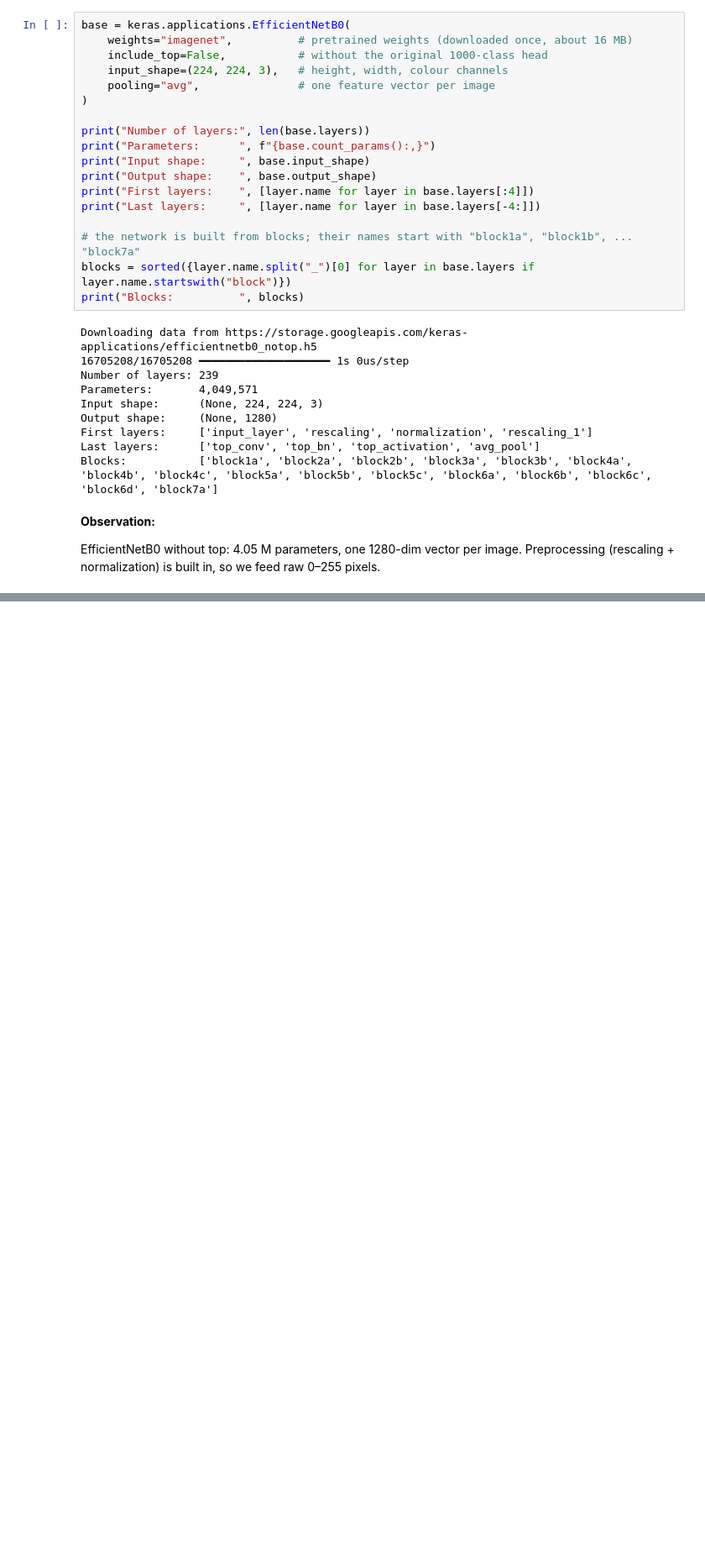
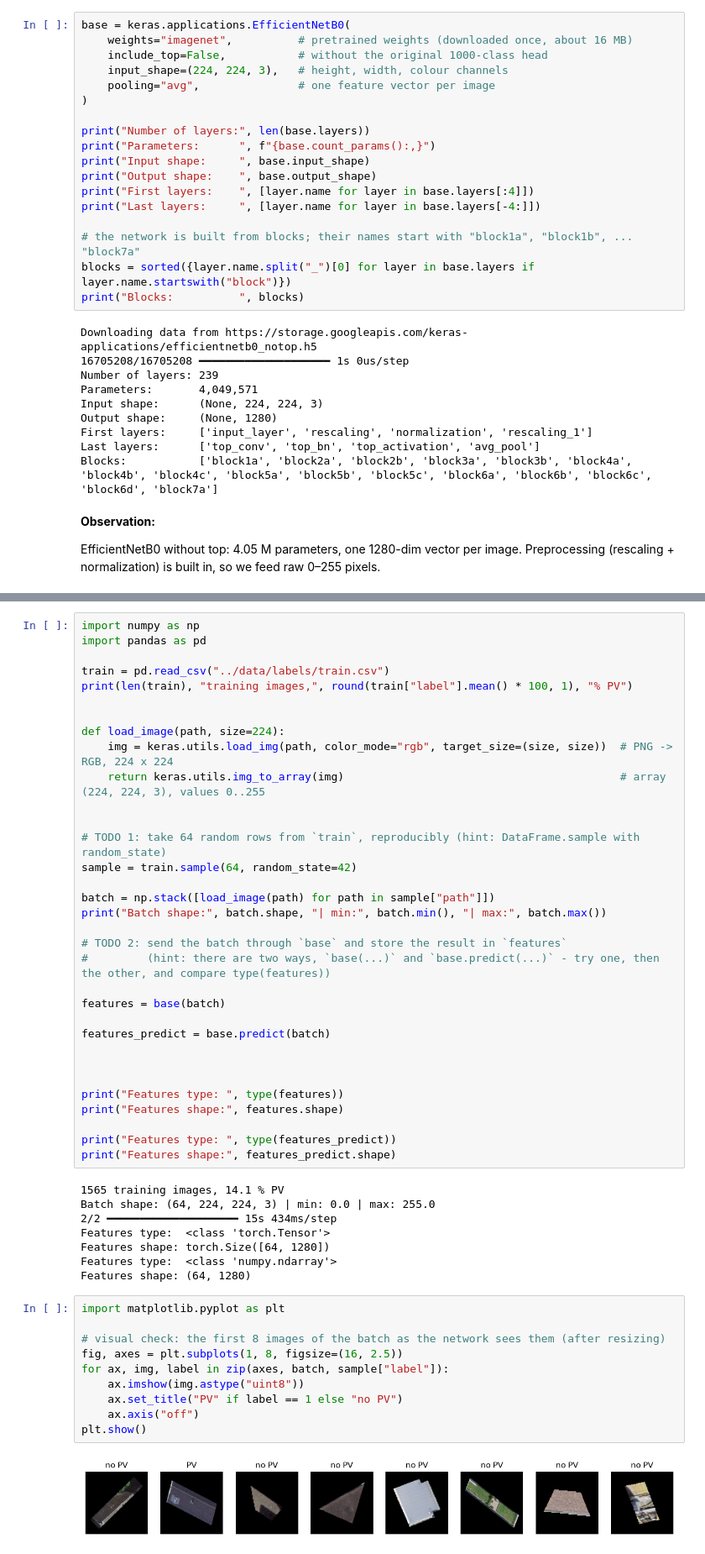
Before and after one commit to Pascingo/Computer-Vision-Project, a Jupyter notebook: notebooks/00b_keras_spike.ipynb, the cells around one changed output, grey strips where cells are left out. Shown at 84% size. Drawn from its saved outputs; the diff is of its cells as text; blank space fills up the shorter version.

```diff
--- a/notebooks/00b_keras_spike.ipynb
+++ b/notebooks/00b_keras_spike.ipynb
@@ -128,0 +137,53 @@ EfficientNetB0 without top: 4.05 M parameters, one 1280-dim vector per image. Pr
+# %%
+import numpy as np
+import pandas as pd
+
+train = pd.read_csv("../data/labels/train.csv")
+print(len(train), "training images,", round(train["label"].mean() * 100, 1), "% PV")
+
+
+def load_image(path, size=224):
+    img = keras.utils.load_img(path, color_mode="rgb", target_size=(size, size))  # PNG -> RGB, 224 x 224
+    return keras.utils.img_to_array(img)                                          # array (224, 224, 3), values 0..255
+
+
+# TODO 1: take 64 random rows from `train`, reproducibly (hint: DataFrame.sample with random_state)
+sample = train.sample(64, random_state=42)
+
+batch = np.stack([load_image(path) for path in sample["path"]])
+print("Batch shape:", batch.shape, "| min:", batch.min(), "| max:", batch.max())
+
+# TODO 2: send the batch through `base` and store the result in `features`
+#         (hint: there are two ways, `base(...)` and `base.predict(...)` - try one, then the other, and compare type(features))
+
+features = base(batch)
+
+features_predict = base.predict(batch)
+
+
+
+print("Features type: ", type(features))
+print("Features shape:", features.shape)
+
+print("Features type: ", type(features_predict))
+print("Features shape:", features_predict.shape)
+# %% [output]
+1565 training images, 14.1 % PV
+Batch shape: (64, 224, 224, 3) | min: 0.0 | max: 255.0
+2/2 ━━━━━━━━━━━━━━━━━━━━ 15s 434ms/step
+Features type:  <class 'torch.Tensor'>
+Features shape: torch.Size([64, 1280])
+Features type:  <class 'numpy.ndarray'>
+Features shape: (64, 1280)
+# %%
+import matplotlib.pyplot as plt
+
+# visual check: the first 8 images of the batch as the network sees them (after resizing)
+fig, axes = plt.subplots(1, 8, figsize=(16, 2.5))
+for ax, img, label in zip(axes, batch, sample["label"]):
+    ax.imshow(img.astype("uint8"))
+    ax.set_title("PV" if label == 1 else "no PV")
+    ax.axis("off")
+plt.show()
+# %% [output]
+[figure, added]
```
Also changed, not shown: parts of 2 cells of this notebook.
